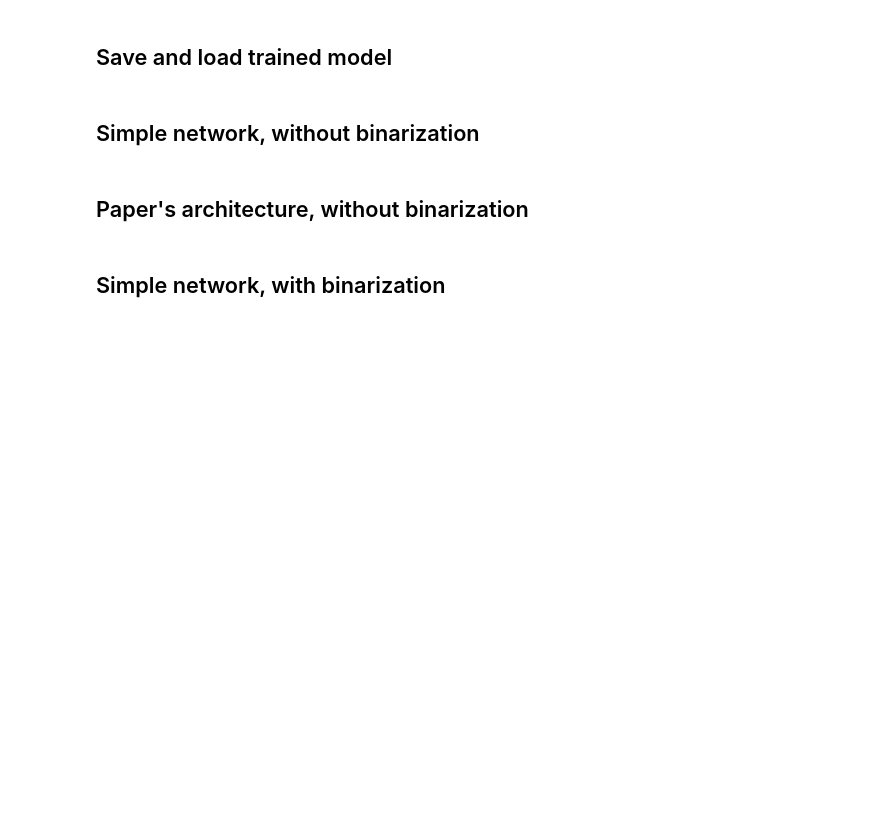
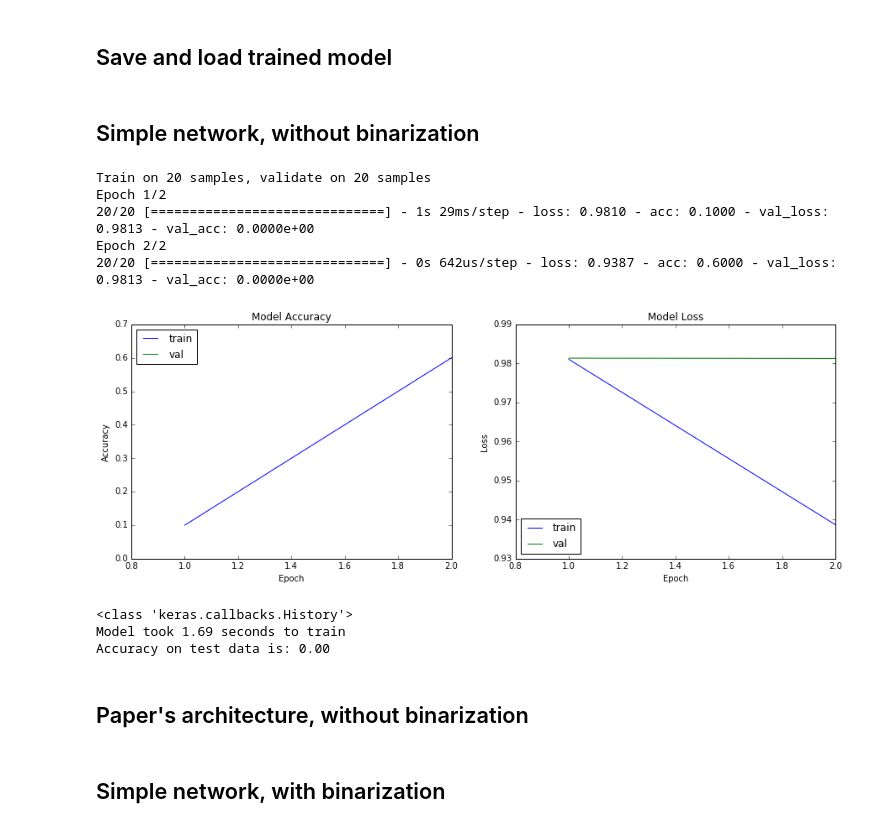
Before and after one commit to Didayolo/binaryconnect, a Jupyter notebook: keras_cifar10.ipynb, the cells around one changed output. Drawn from its saved outputs; the diff is of its cells as text; code cells hidden in the pictures; blank space fills up the shorter version.

```diff
--- a/keras_cifar10.ipynb
+++ b/keras_cifar10.ipynb
@@ -196,0 +248,17 @@ Global contrast normalization...
+# %%
+'''
+i = 21
+
+img = tra[i]
+img = normalization(img, 1.0)
+img = np.transpose(img, (1, 2, 0))
+plt.imshow(img)
+plt.show()
+#print(img)
+
+im = train_features[i]
+im = np.transpose(im, (1, 2, 0))
+plt.imshow(im)
+plt.show()
+#print(im)
+'''
@@ -219,13 +291,0 @@ SyntaxError: invalid syntax (<ipython-input-24-a049f05cc591>, line 16)
-# %%
-i = 15
-
-img = wimages[i]
-#img = normalization(img, 1.0)
-img = np.transpose(img, (1, 2, 0))
-plt.imshow(img)
-plt.show()
-
-img = train_features[i]
-img = np.transpose(img, (1, 2, 0))
-plt.imshow(img)
-plt.show()
@@ -330,27 +416,44 @@ def load_weights(model, h5_file):
 # %%
 num_unit = 100
 num_hidden = 3
 lr_start = 1e-3
+
+# BN
+epsilon = 1e-6
+momentum = 0.9
 
 # Define the model
 model = Sequential()
 
 # Simple layer
 model.add(Flatten(input_shape=(3, 32, 32)))
-for _ in range(num_hidden):
+for i in range(num_hidden):
     model.add(Dense(num_unit, activation='tanh'))
+    model.add(BatchNormalization(epsilon=epsilon, momentum=momentum, axis=1, name='bn{}'.format(i)))
 
 # Output layer
 model.add(Dense(num_classes, activation='softmax')) # 10SVM (L2-SVM) coming soon
 
 # Compile the model
 model.compile(loss='squared_hinge', optimizer=Adam(lr=lr_start), metrics=['acc'])
 #model.compile(optimizer='adam', loss='categorical_crossentropy', metrics=['accuracy'])
 
 # Train the model
-#train(model)
+train(model, nb_epoch=2)#, save=True, h5_file="simple_model.h5", nb_epoch=100)
 
-# plot_model(model, to_file='simple_model.png')
+#load_weights(model, "simple_model.h5")
+#train(model, nb_epoch=1)
+# model.summary()
+# %% [output]
+Train on 20 samples, validate on 20 samples
+Epoch 1/2
+20/20 [==============================] - 1s 29ms/step - loss: 0.9810 - acc: 0.1000 - val_loss: 0.9813 - val_acc: 0.0000e+00
+Epoch 2/2
+20/20 [==============================] - 0s 642us/step - loss: 0.9387 - acc: 0.6000 - val_loss: 0.9813 - val_acc: 0.0000e+00
+[figure, added]
+<class 'keras.callbacks.History'>
+Model took 1.69 seconds to train
+Accuracy on test data is: 0.00
 # %% [markdown]
 ## Paper's architecture, without binarization
 # %%
```
Also changed, not shown: parts of 19 cells of this notebook, 1 other file.
